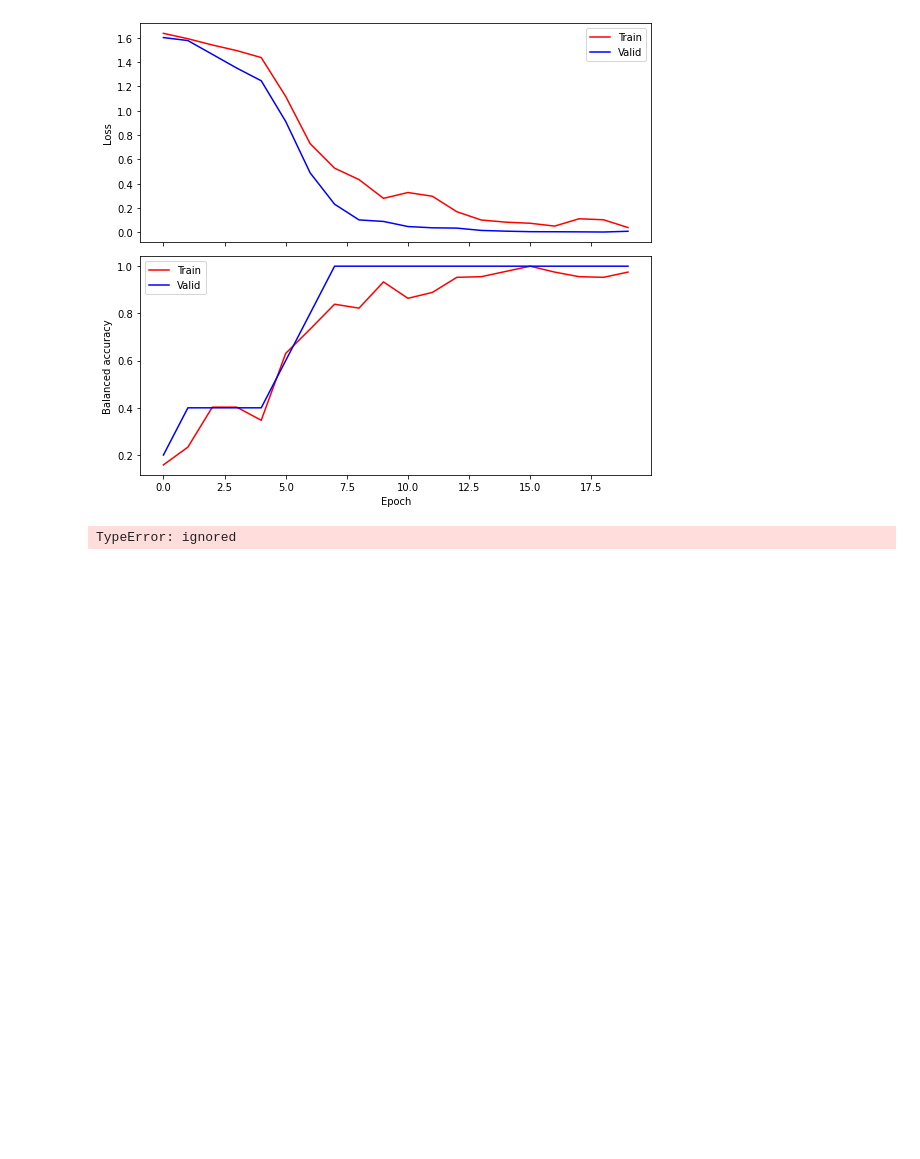
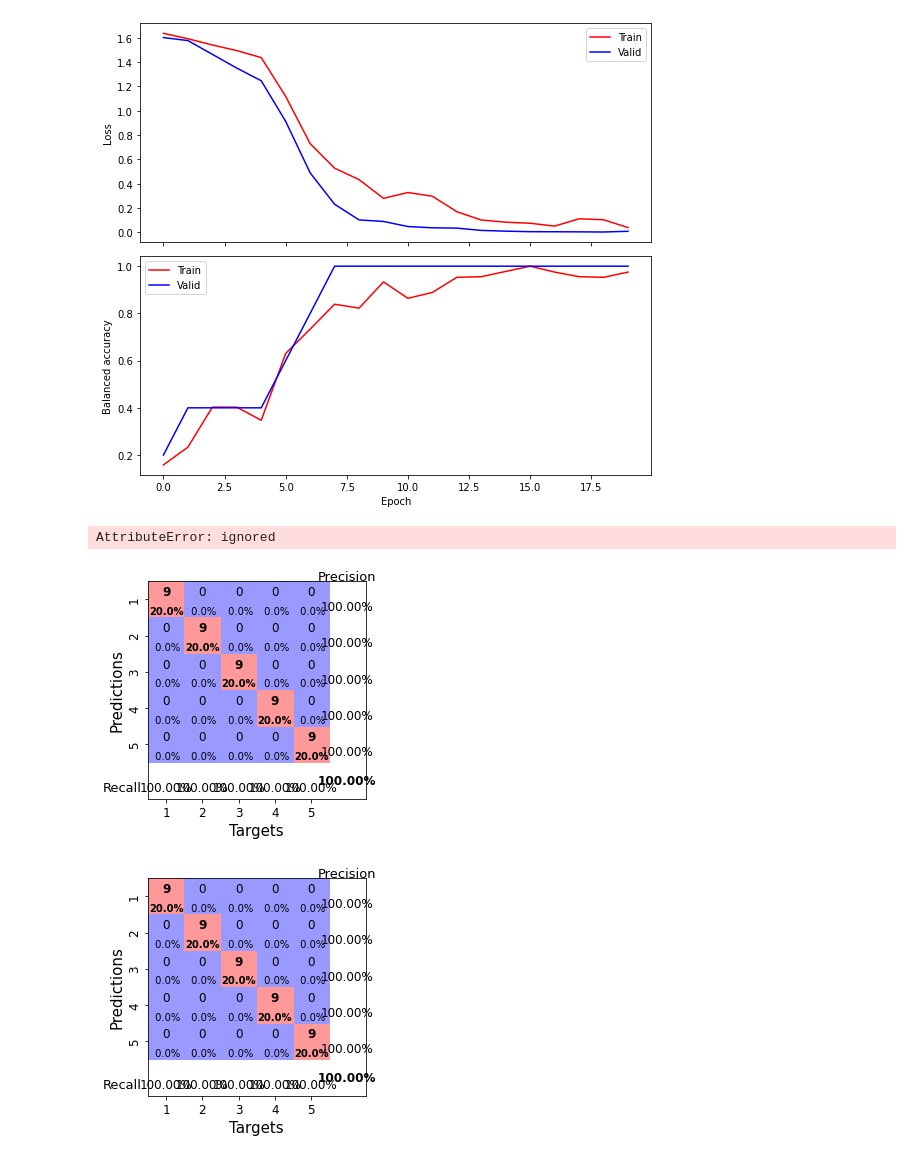
Before and after one commit to Murakami-Shoya/everyday_programming, a Jupyter notebook: brain_decode.ipynb, the cells around one changed output. Drawn from its saved outputs; the diff is of its cells as text; code cells hidden in the pictures; blank space fills up the shorter version.

Commit message:
confusion matrixを追加 ラベルの付け方は不明

```diff
--- a/brain_decode.ipynb
+++ b/brain_decode.ipynb
@@ -779,6 +779,7 @@ plt.show()
 [figure]
 # %%
 train_set.get_metadata()['target']
-pred = clf(train_set)
+pred = clf.predict(train_set)
+train_set.datasets[0].label
 # %% [output]
-TypeError: ignored
+AttributeError: ignored
@@ -790,0 +786,23 @@ metric(preds, target)
+# %%
+from sklearn.metrics import confusion_matrix
+from braindecode.visualization import plot_confusion_matrix
+
+# generate confusion matrices
+# get the targets
+y_true = train_set.get_metadata().target
+y_pred = clf.predict(train_set)
+
+# generating confusion matrix
+confusion_mat = confusion_matrix(y_true, y_pred)
+
+# add class labels
+# label_dict is class_name : str -> i_class : int
+# label_dict = train_set.datasets[0].windows.event_id.items()
+# sort the labels by values (values are integer class labels)
+# labels = list(dict(sorted(list(label_dict), key=lambda kv: kv[1])).keys())
+
+# plot the basic conf. matrix
+plot_confusion_matrix(confusion_mat)
+# %% [output]
+[figure, added]
+[figure, added]
```
Also changed, not shown: parts of 1 cell of this notebook.
